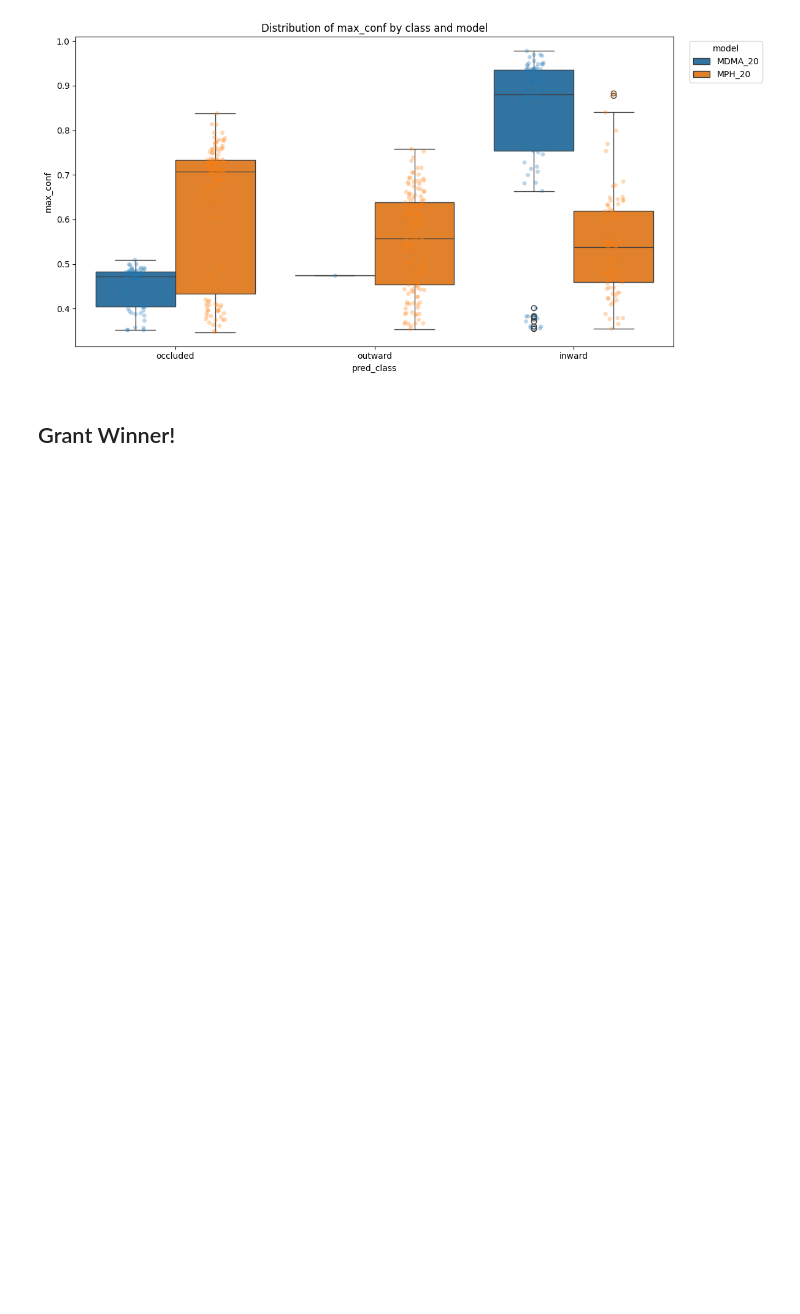
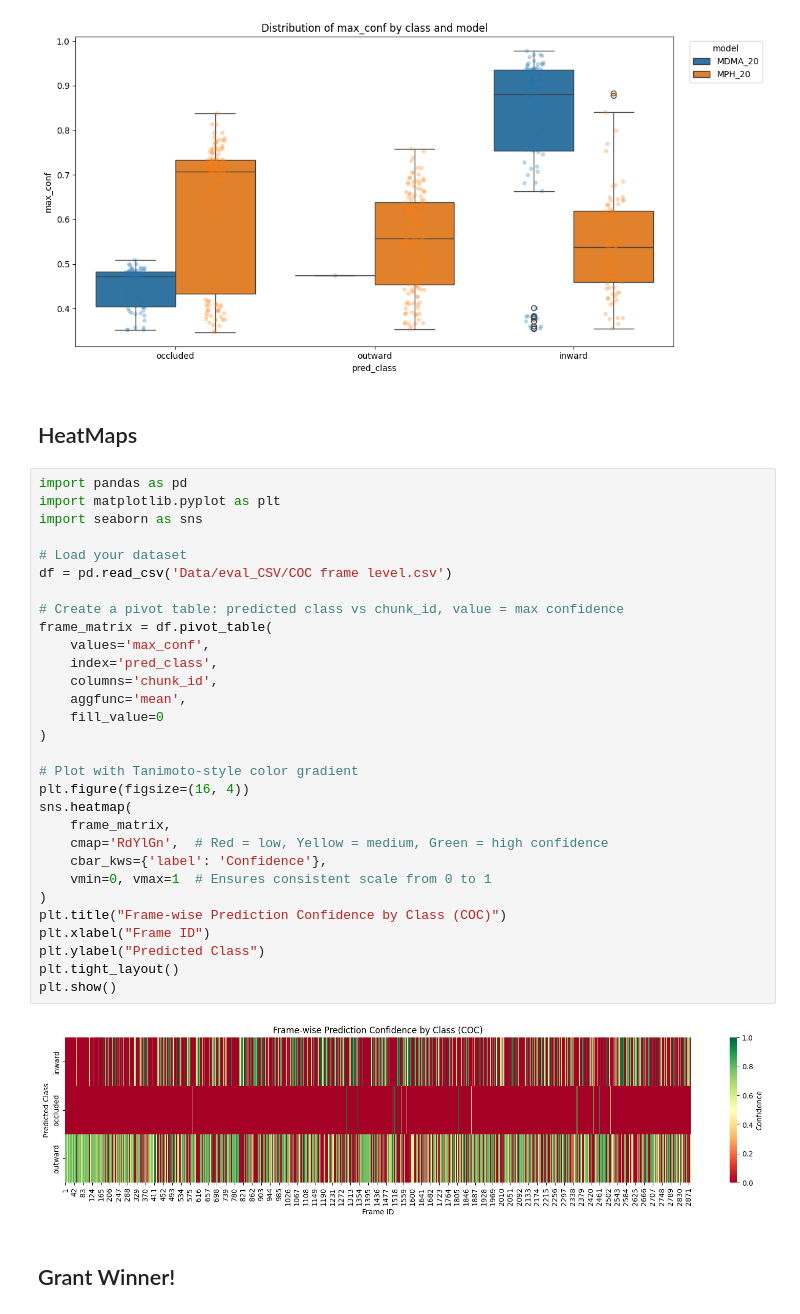
Before and after one commit to Amir-Tav/AI-in-Drug-Discovery-, a Jupyter notebook: eval_CSV.ipynb, the cells around one changed output. Drawn from its saved outputs; the diff is of its cells as text; blank space fills up the shorter version.

Commit message:
New Eval
added the heatmap etc

```diff
--- a/eval_CSV.ipynb
+++ b/eval_CSV.ipynb
@@ -118,6 +120,40 @@ plt.tight_layout()
 plt.show()
 # %% [output]
 [figure]
+# %% [markdown]
+## HeatMaps
+# %%
+import pandas as pd
+import matplotlib.pyplot as plt
+import seaborn as sns
+
+# Load your dataset
+df = pd.read_csv('Data/eval_CSV/COC frame level.csv')
+
+# Create a pivot table: predicted class vs chunk_id, value = max confidence
+frame_matrix = df.pivot_table(
+    values='max_conf',
+    index='pred_class',
+    columns='chunk_id',
+    aggfunc='mean',
+    fill_value=0
+)
+
+# Plot with Tanimoto-style color gradient
+plt.figure(figsize=(16, 4))
+sns.heatmap(
+    frame_matrix,
+    cmap='RdYlGn',  # Red = low, Yellow = medium, Green = high confidence
+    cbar_kws={'label': 'Confidence'},
+    vmin=0, vmax=1  # Ensures consistent scale from 0 to 1
+)
+plt.title("Frame-wise Prediction Confidence by Class (COC)")
+plt.xlabel("Frame ID")
+plt.ylabel("Predicted Class")
+plt.tight_layout()
+plt.show()
+# %% [output]
+[figure, added]
 # %% [markdown]
 ## Grant Winner!
 # %% [markdown]
```
Also changed, not shown: parts of 1 cell of this notebook.
